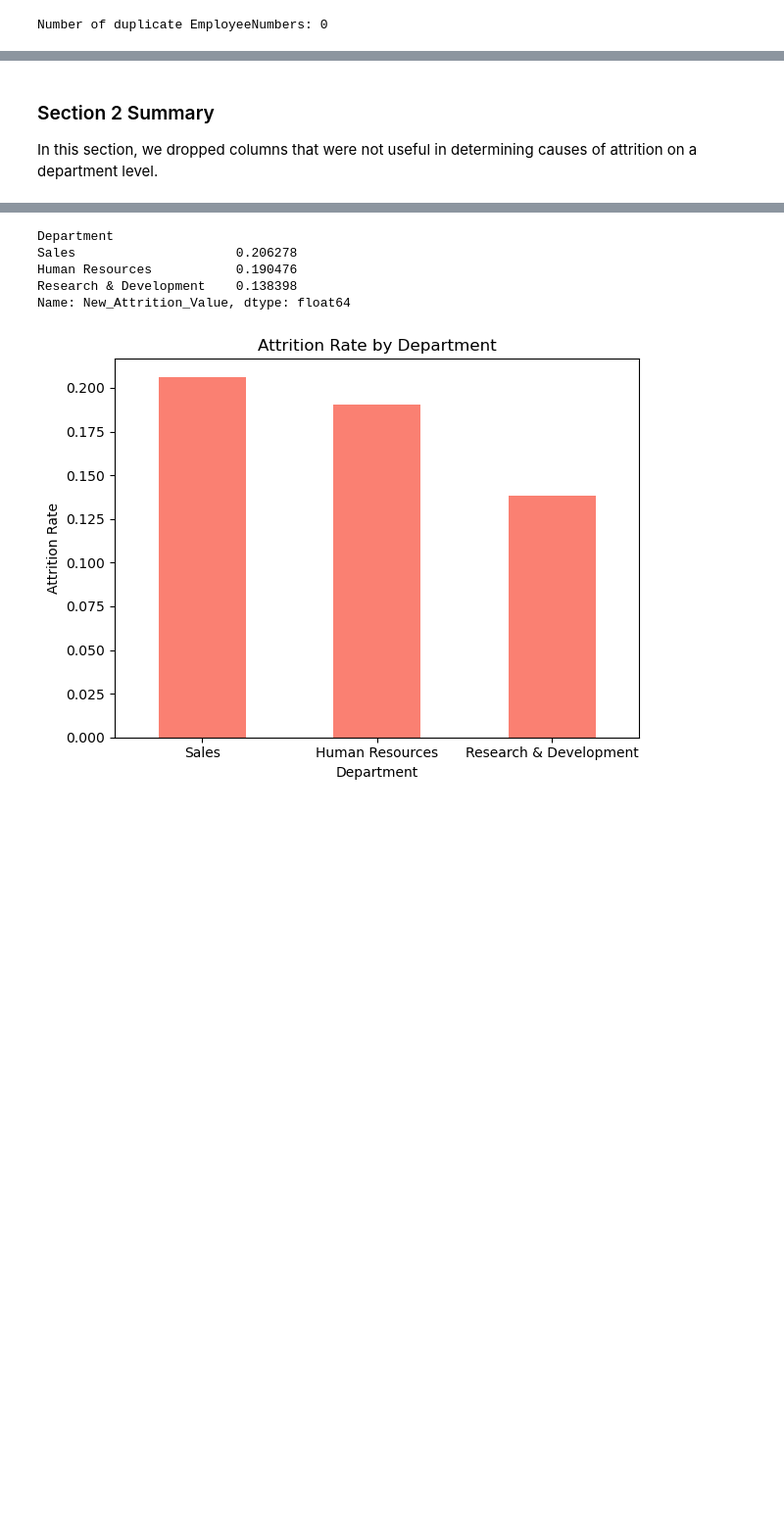
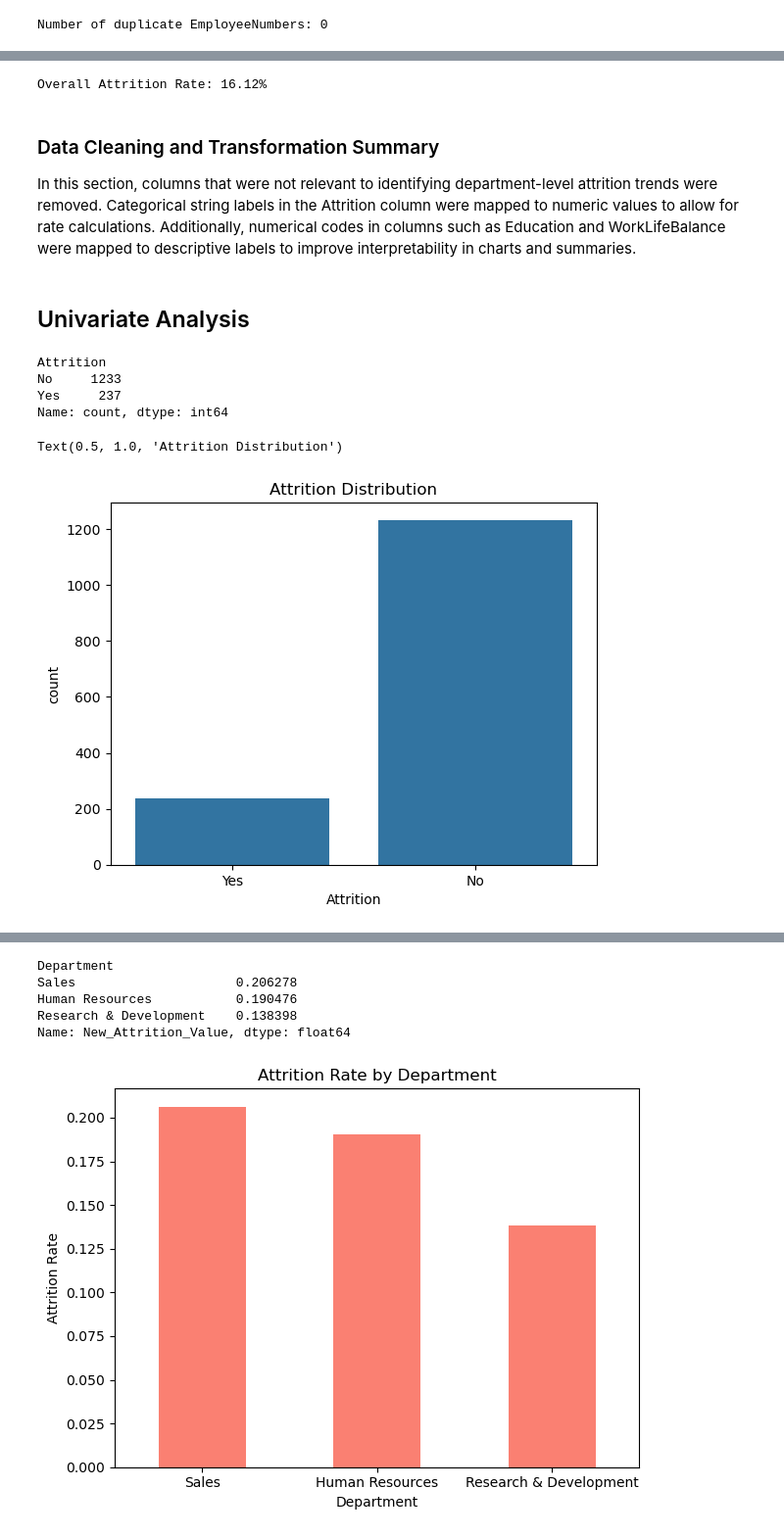
Before and after one commit to taniagreen03/eda_hr_attrition, a Jupyter notebook: hr_attrition_eda.ipynb, the cells around one changed output, grey strips where cells are left out. Shown at 98% size. Cells and saved outputs as stored; diff of their text form; code cells hidden in the pictures; blank space fills up the shorter version.

```diff
--- a/hr_attrition_eda.ipynb
+++ b/hr_attrition_eda.ipynb
@@ -169,4 +213,24 @@ hr_dataset.drop(columns=['EmployeeCount', 'StandardHours', 'Over18'])
+# %%
+overall_avg_attrition = hr_dataset['New_Attrition_Value'].mean()
+print(f"Overall Attrition Rate: {overall_avg_attrition:.2%}")
+# %% [output]
+Overall Attrition Rate: 16.12%
 # %% [markdown]
-### Section 2 Summary
+### Data Cleaning and Transformation Summary
 
-In this section, we dropped columns that were not useful in determining causes of attrition on a department level.
+In this section, columns that were not relevant to identifying department-level attrition trends were removed. Categorical string labels in the Attrition column were mapped to numeric values to allow for rate calculations. Additionally, numerical codes in columns such as Education and WorkLifeBalance were mapped to descriptive labels to improve interpretability in charts and summaries.
+# %% [markdown]
+## Univariate Analysis
+# %%
+hr_dataset['Attrition'].value_counts()
+# %% [output]
+Attrition
+No     1233
+Yes     237
+Name: count, dtype: int64
+# %%
+sns.countplot(data=hr_dataset, x="Attrition")
+plt.title("Attrition Distribution")
+# %% [output]
+Text(0.5, 1.0, 'Attrition Distribution')
+[figure, added]
```
Also changed, not shown: parts of 42 cells of this notebook, 1 other file.
